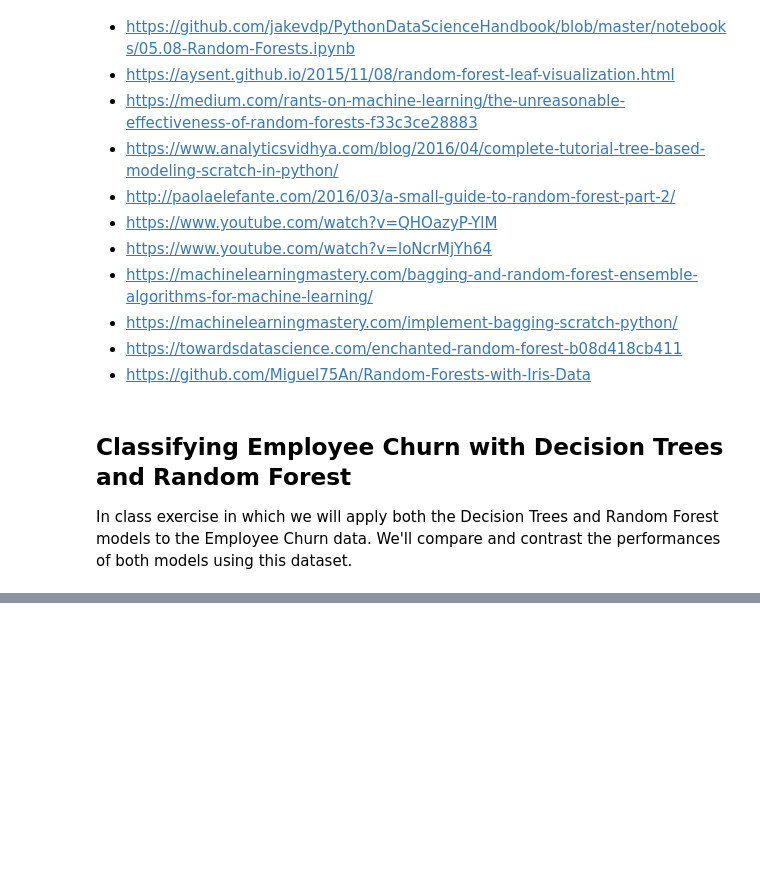
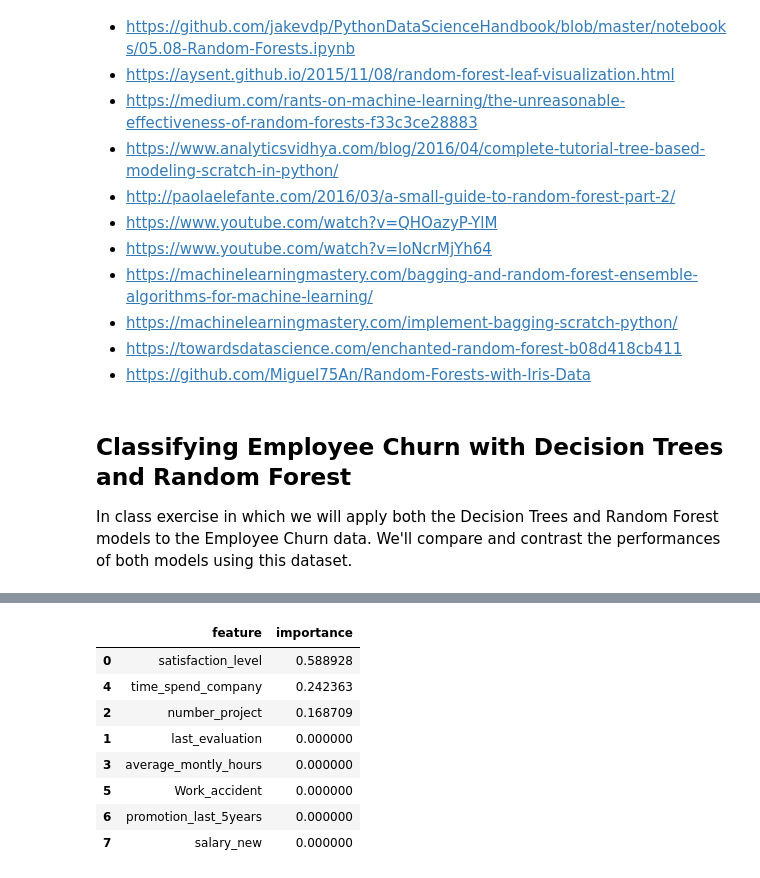
Before and after one commit to Prapakarn/DS-SF-42, a Jupyter notebook: george_section/notebooks/In_class/Bagging and Ensembling with Random Forest (In class).ipynb, the cells around one changed output, grey strips where cells are left out. Saved outputs shown, nothing was run; the diff lists cells and outputs as text; code cells hidden in the pictures; blank space fills up the shorter version.

```diff
--- a/george_section/notebooks/In_class/Bagging and Ensembling with Random Forest (In class).ipynb
+++ b/george_section/notebooks/In_class/Bagging and Ensembling with Random Forest (In class).ipynb
@@ -834,0 +927,13 @@ df.head()
+# %%
+pd.DataFrame({'feature':feature_cols,
+              'importance':treereg.feature_importances_}).sort_values('importance', ascending = False)
+# %% [output]
+|  | feature | importance |
+| 0 | satisfaction_level | 0.588928 |
+| 4 | time_spend_company | 0.242363 |
+| 2 | number_project | 0.168709 |
+| 1 | last_evaluation | 0.000000 |
+| 3 | average_montly_hours | 0.000000 |
+| 5 | Work_accident | 0.000000 |
+| 6 | promotion_last_5years | 0.000000 |
+| 7 | salary_new | 0.000000 |
```
Also changed, not shown: parts of 10 cells of this notebook.
